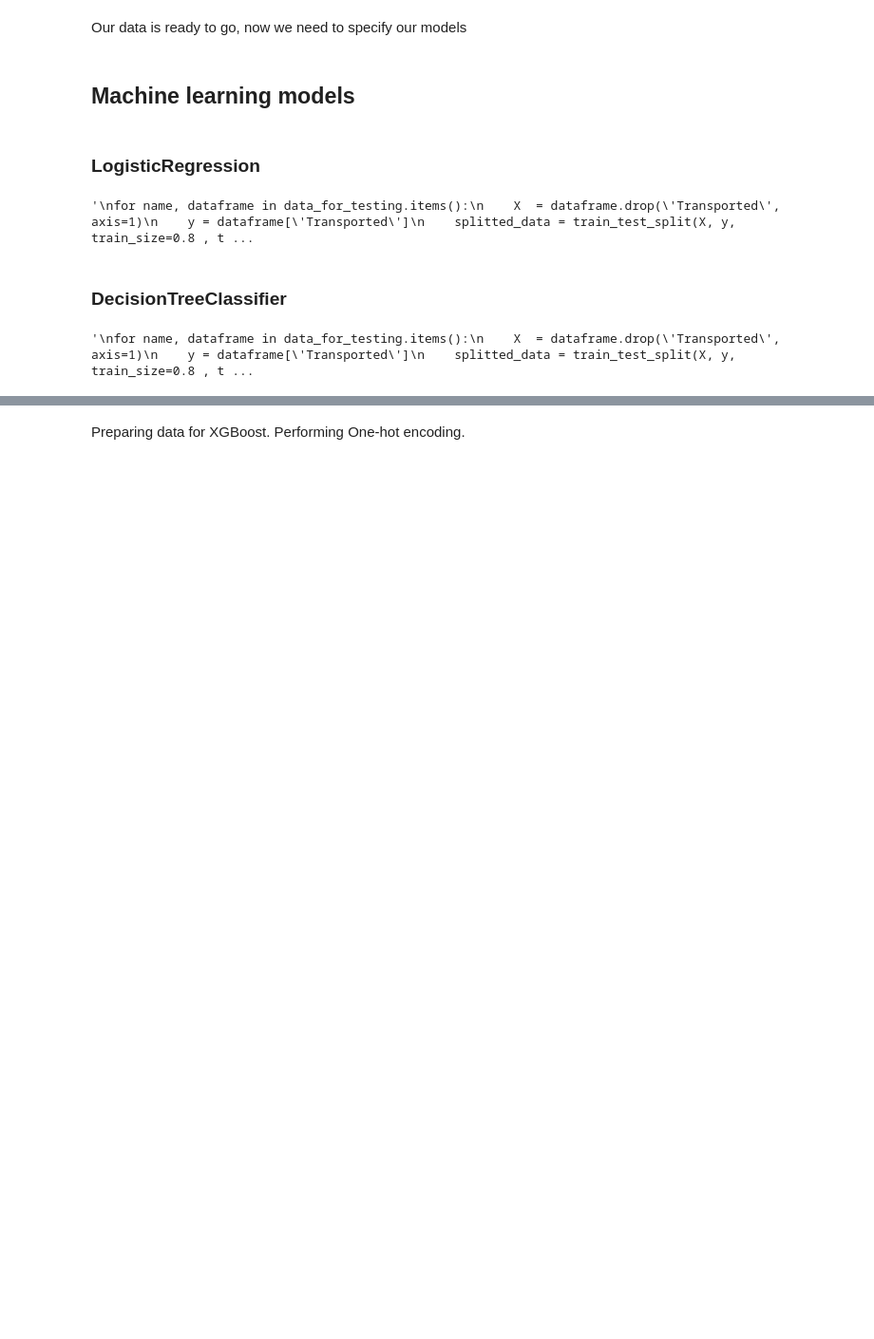
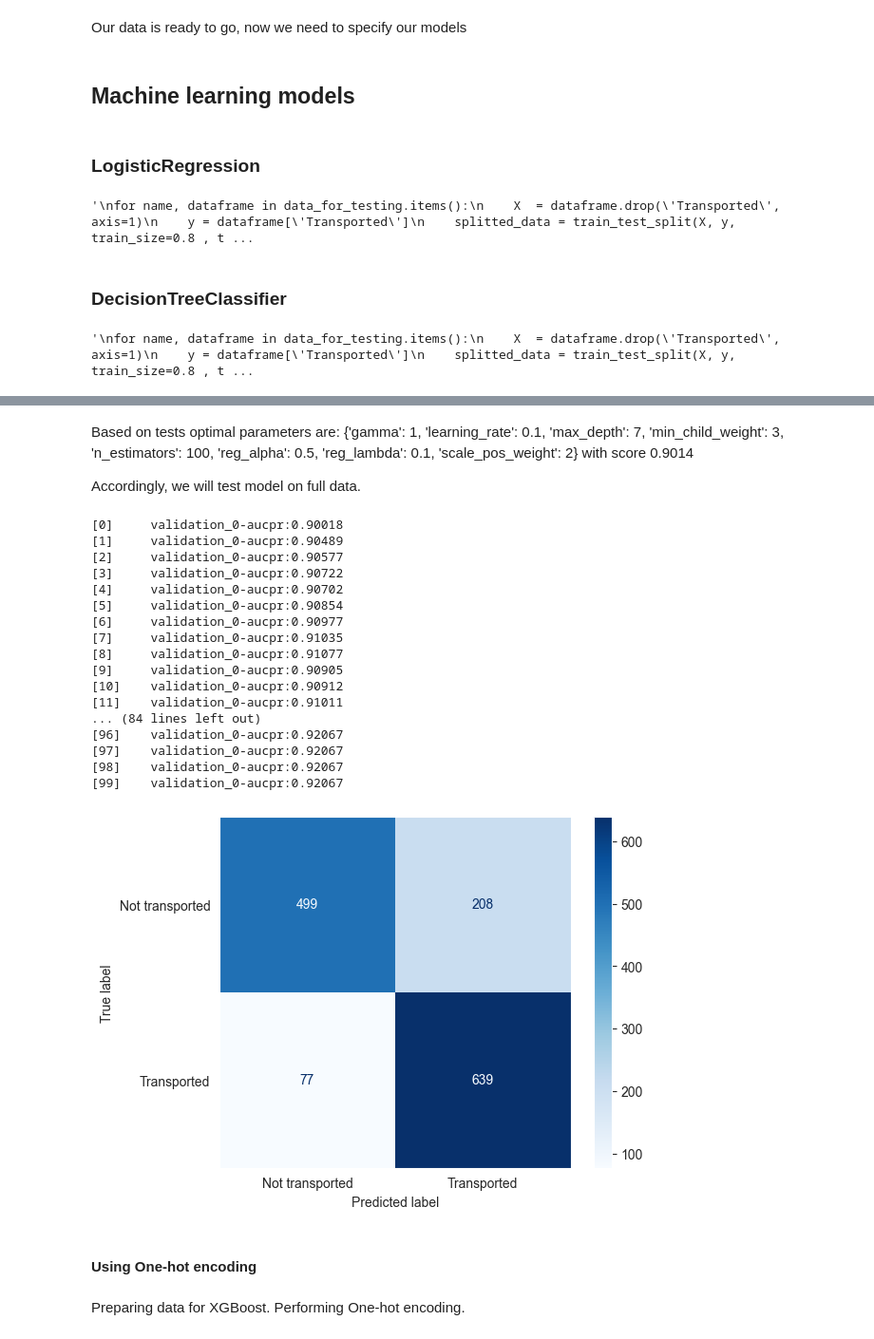
Before and after one commit to filip-kobus/spaceship-titanic-kaggle, a Jupyter notebook: notebook.ipynb, the cells around one changed output, grey strips where cells are left out. Shown at 95% size. Cells and saved outputs as stored; diff of their text form; code cells hidden in the pictures; blank space fills up the shorter version.

```diff
--- a/notebook.ipynb
+++ b/notebook.ipynb
@@ -652,3 +768,55 @@ KeyboardInterrupt:
+# %% [markdown]
+Based on tests optimal parameters are: {'gamma': 1, 'learning_rate': 0.1, 'max_depth': 7, 'min_child_weight': 3, 'n_estimators': 100, 'reg_alpha': 0.5, 'reg_lambda': 0.1, 'scale_pos_weight': 2} with score 0.9014
+
+Accordingly, we will test model on full data.
+# %%
+from sklearn.metrics import ConfusionMatrixDisplay
+
+
+X = train_after_deletion.drop('Transported', axis=1)
+y = train_after_deletion['Transported']
+X_train, X_valid, y_train, y_valid = train_test_split(X, y, train_size=0.8, test_size=0.2, random_state=0, stratify=y)
+
+model = xgb.XGBClassifier(
+    seed=0,
+    objective='binary:logistic',
+    eval_metric= 'aucpr',
+    gamma=1,
+    learning_rate=0.1,
+    max_depth=7,
+    min_child_weight=3,
+    n_estimators=100,
+    reg_alpha=0.5,
+    reg_lambda=0.1,
+    scale_pos_weight=2
+)
+
+model.fit(X_train, y_train, verbose=1, eval_set=[(X_valid, y_valid)])
+
+disp_deleted = ConfusionMatrixDisplay.from_estimator(model, X_valid, y_valid, cmap='Blues', display_labels=["Not transported", "Transported"])
+plt.grid(False)
+plt.show()
+# %% [output]
+[0]     validation_0-aucpr:0.90018
+[1]     validation_0-aucpr:0.90489
+[2]     validation_0-aucpr:0.90577
+[3]     validation_0-aucpr:0.90722
+[4]     validation_0-aucpr:0.90702
+[5]     validation_0-aucpr:0.90854
+[6]     validation_0-aucpr:0.90977
+[7]     validation_0-aucpr:0.91035
+[8]     validation_0-aucpr:0.91077
+[9]     validation_0-aucpr:0.90905
+[10]    validation_0-aucpr:0.90912
+[11]    validation_0-aucpr:0.91011
+... (84 lines left out)
+[96]    validation_0-aucpr:0.92067
+[97]    validation_0-aucpr:0.92067
+[98]    validation_0-aucpr:0.92067
+[99]    validation_0-aucpr:0.92067
+[figure, added]
+# %% [markdown]
+#### Using One-hot encoding
 # %% [markdown]
 Preparing data for XGBoost. Performing One-hot encoding.
 # %%
```
Also changed, not shown: parts of 18 cells of this notebook.
